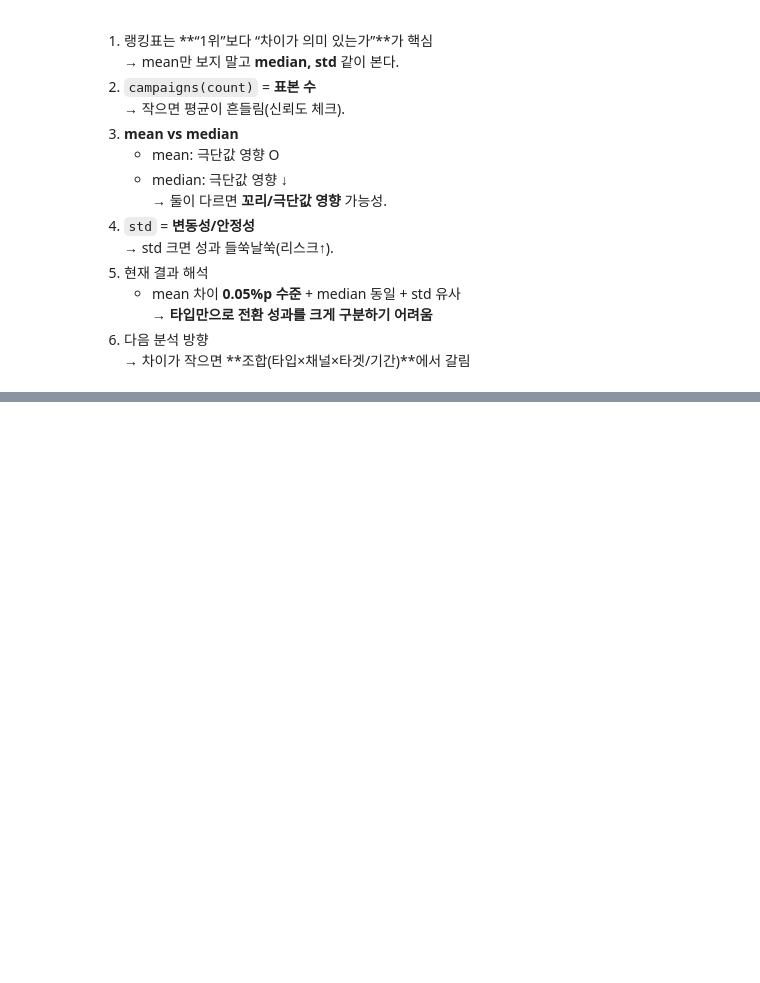
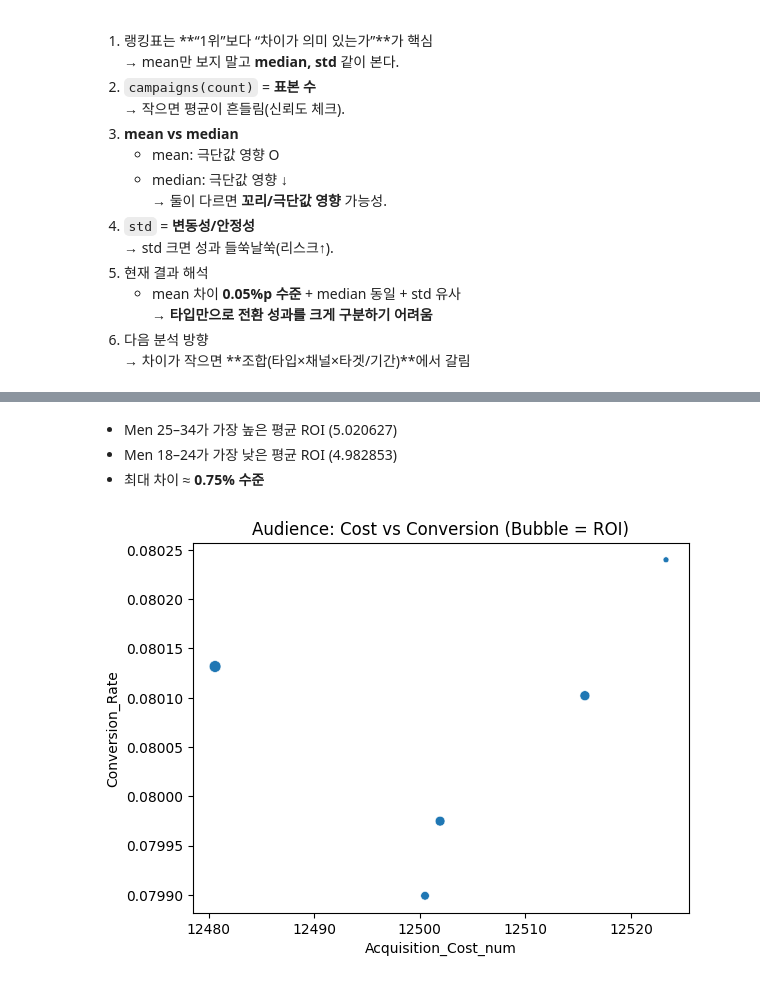
Before and after one commit to jsoook-dt/python-colab-analysis-study, a Jupyter notebook: project01_sook_analysis.ipynb, the cells around one changed output, grey strips where cells are left out. Drawn from its saved outputs; the diff is of its cells as text; code cells hidden in the pictures; blank space fills up the shorter version.

```diff
--- a/project01_sook_analysis.ipynb
+++ b/project01_sook_analysis.ipynb
@@ -518,0 +527,32 @@ for line in report_lines:
+# %% [markdown]
+- Men 25–34가 가장 높은 평균 ROI (5.020627)
+- Men 18–24가 가장 낮은 평균 ROI (4.982853)
+- 최대 차이 ≈ **0.75% 수준**
+# %%
+### 시각화 1
+
+import seaborn as sns
+import matplotlib.pyplot as plt
+
+audience_detail = (
+    df.groupby("Target_Audience")
+      .agg({
+          "ROI": "mean",
+          "Conversion_Rate": "mean",
+          "Acquisition_Cost_num": "mean"
+      })
+      .sort_values(by="ROI", ascending=False)
+)
+audience_detail
+
+sns.scatterplot(
+    data=audience_detail,
+    x="Acquisition_Cost_num",
+    y="Conversion_Rate",
+    size="ROI",
+    legend=False
+)
+plt.title("Audience: Cost vs Conversion (Bubble = ROI)")
+plt.show()
+# %% [output]
+[figure, added]
```
Also changed, not shown: parts of 23 cells of this notebook.
